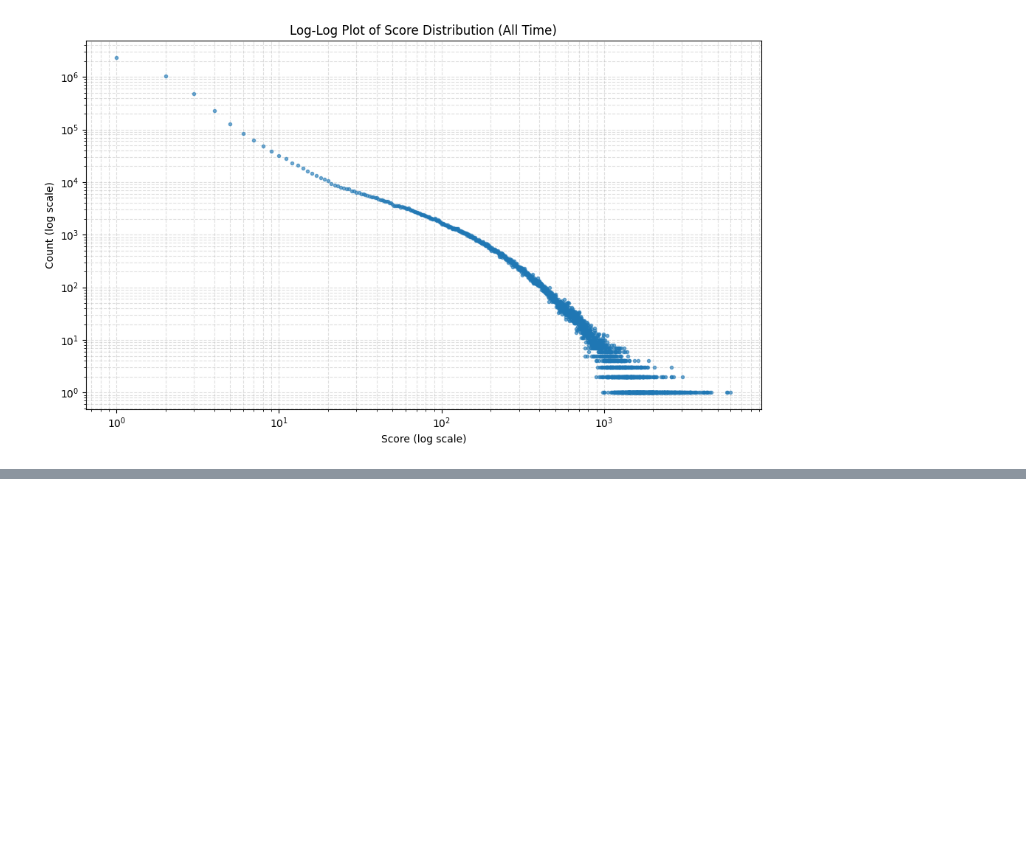
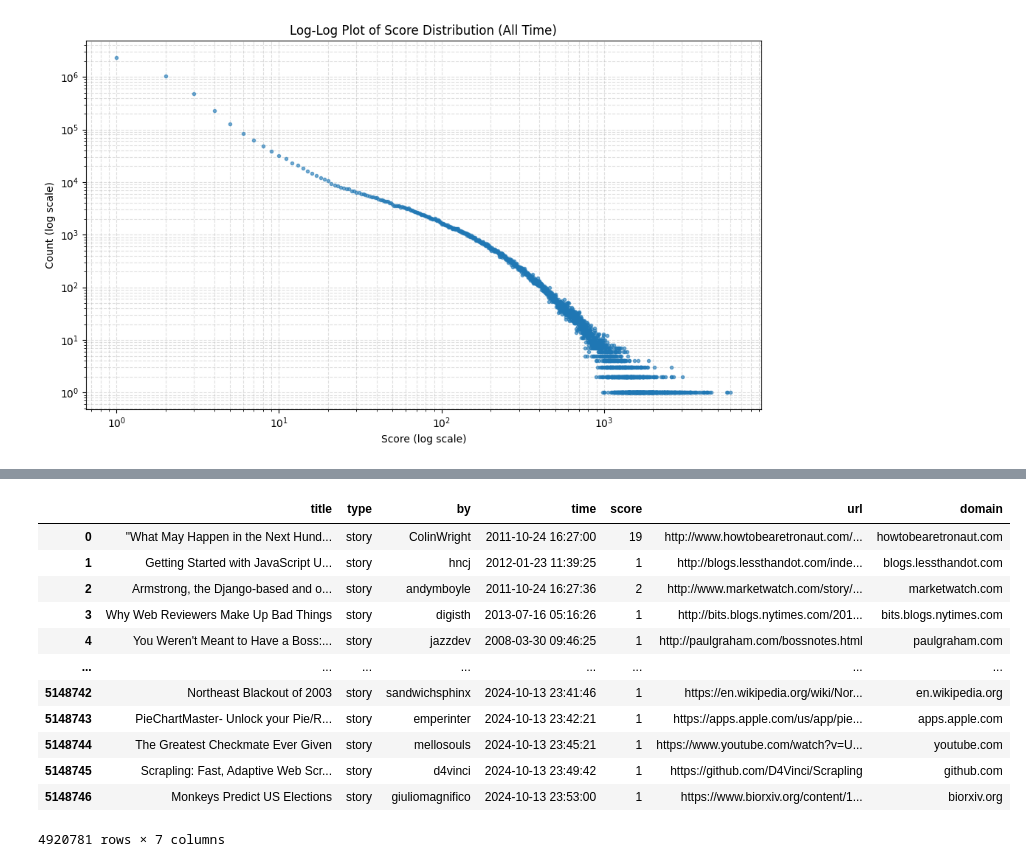
Before and after one commit to JacobJ17/mlx_week1, a Jupyter notebook: hackernews_eda.ipynb, the cells around one changed output, grey strips where cells are left out. Drawn from its saved outputs; the diff is of its cells as text; code cells hidden in the pictures; blank space fills up the shorter version.

```diff
--- a/hackernews_eda.ipynb
+++ b/hackernews_eda.ipynb
@@ -278,0 +373,2 @@ plt.show()
+# %%
+df = df.dropna(subset=['title'])
@@ -278,0 +377,16 @@ plt.show()
+# %%
+df
+# %% [output]
+|  | title | type | by | time | score | url | domain |
+| 0 | "What May Happen in the Next Hund... | story | ColinWright | 2011-10-24 16:27:00 | 19 | http://www.howtobearetronaut.com/... | howtobearetronaut.com |
+| 1 | Getting Started with JavaScript U... | story | hncj | 2012-01-23 11:39:25 | 1 | http://blogs.lessthandot.com/inde... | blogs.lessthandot.com |
+| 2 | Armstrong, the Django-based and o... | story | andymboyle | 2011-10-24 16:27:36 | 2 | http://www.marketwatch.com/story/... | marketwatch.com |
+| 3 | Why Web Reviewers Make Up Bad Things | story | digisth | 2013-07-16 05:16:26 | 1 | http://bits.blogs.nytimes.com/201... | bits.blogs.nytimes.com |
+| 4 | You Weren't Meant to Have a Boss:... | story | jazzdev | 2008-03-30 09:46:25 | 1 | http://paulgraham.com/bossnotes.html | paulgraham.com |
+| ... | ... | ... | ... | ... | ... | ... | ... |
+| 5148742 | Northeast Blackout of 2003 | story | sandwichsphinx | 2024-10-13 23:41:46 | 1 | https://en.wikipedia.org/wiki/Nor... | en.wikipedia.org |
+| 5148743 | PieChartMaster- Unlock your Pie/R... | story | emperinter | 2024-10-13 23:42:21 | 1 | https://apps.apple.com/us/app/pie... | apps.apple.com |
+| 5148744 | The Greatest Checkmate Ever Given | story | mellosouls | 2024-10-13 23:45:21 | 1 | https://www.youtube.com/watch?v=U... | youtube.com |
+| 5148745 | Scrapling: Fast, Adaptive Web Scr... | story | d4vinci | 2024-10-13 23:49:42 | 1 | https://github.com/D4Vinci/Scrapling | github.com |
+| 5148746 | Monkeys Predict US Elections | story | giuliomagnifico | 2024-10-13 23:53:00 | 1 | https://www.biorxiv.org/content/1... | biorxiv.org |
+4920781 rows × 7 columns
```
Also changed, not shown: parts of 7 cells of this notebook, 5 other files.
